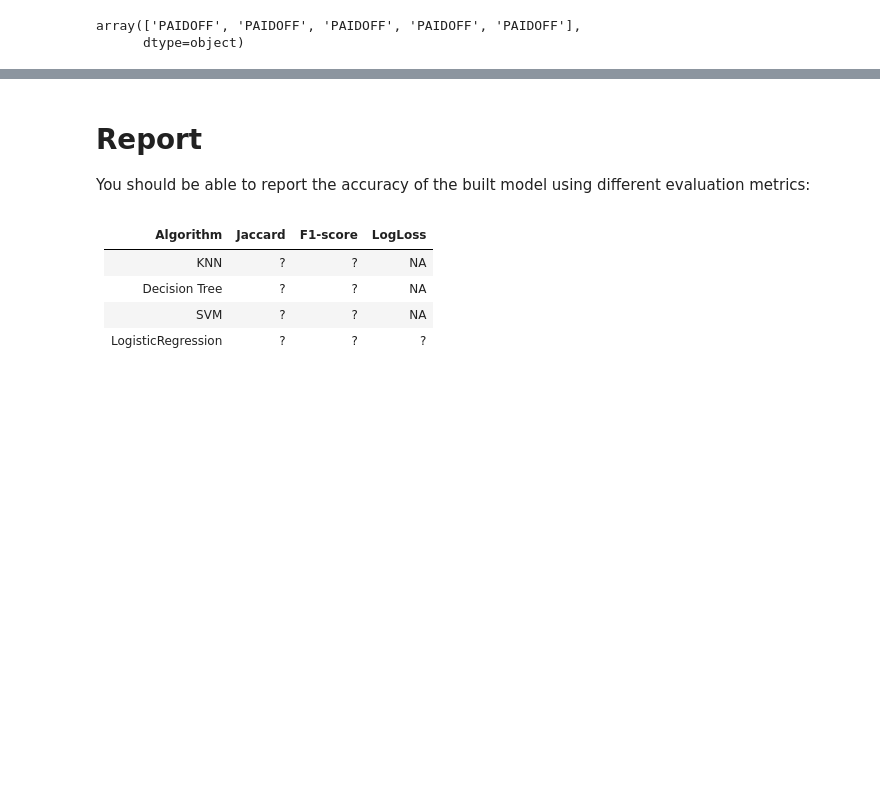
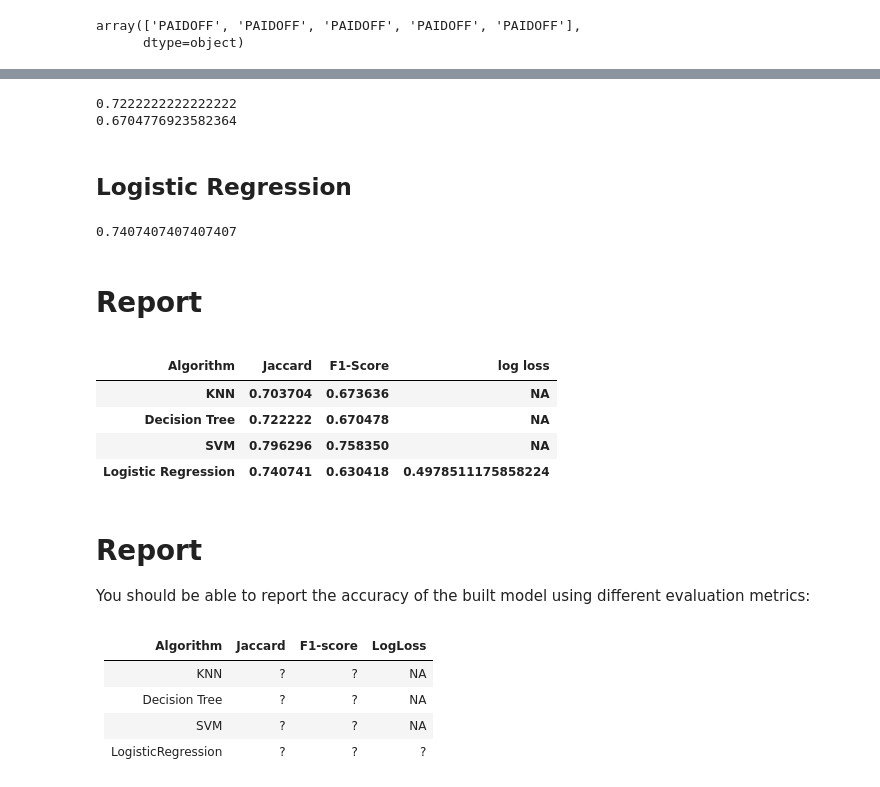
Before and after one commit to DrBG/Coursera_Capstone, a Jupyter notebook: ML_Capstone-one.ipynb, the cells around one changed output, grey strips where cells are left out. Drawn from its saved outputs; the diff is of its cells as text; code cells hidden in the pictures; blank space fills up the shorter version.

```diff
--- a/ML_Capstone-one.ipynb
+++ b/ML_Capstone-one.ipynb
@@ -741,0 +746,9 @@ ValueError: Input contains NaN, infinity or a value too large for dtype('float64
+# %%
+#SVM predict
+yhatSVMt = clf.predict(Xt)
+#Score
+JSVMt=jaccard_similarity_score(yt, yhatSVMt)
+print(JSVMt)
+print(classification_report(yt, yhatSVMt))
+f1SVMt=f1_score(yt, yhatSVMt, average='weighted')
+print(f1SVMt)
@@ -742,3 +767,47 @@ ValueError: Input contains NaN, infinity or a value too large for dtype('float64
+# %%
+predTreet = loanTree.predict(Xt)
+JDTt=jaccard_similarity_score(yt, predTreet)
+print(JDTt)
+f1DTt=f1_score(yt, predTreet, average='weighted')
+print(f1DTt)
+# %% [output]
+0.7222222222222222
+0.6704776923582364
+# %% [markdown]
+## Logistic Regression
+# %%
+yhatLRCVt = logreg_cv.predict(Xt)
+yhatLRCVt
+yhat_probLRCVt = logreg_cv.predict_proba(Xt)
+yhat_probLRCVt
+JLRCVt=jaccard_similarity_score(yt, yhatLRCVt)
+print(JLRCVt)
+f1LRCVt=f1_score(yt, yhatLRCVt, average='weighted')
+print(f1LRCVt)
+LRCV_LLt= log_loss(yt, yhat_probLRCVt)
+print(LRCV_LLt)
+# %% [output]
+0.7407407407407407
+# %%
+@hidden_cell
+Report = pd.DataFrame(data = {'Algorithm':['KNN','Decision Tree','SVM','Logistic Regression'], 'Jaccard':[JKNNt,JDTt,JSVMt,JLRCVt], 'F1-Score':[f1KNNt,f1DTt,f1SVMt,f1LRCVt], 'log loss':['NA','NA','NA',LRCV_LLt]})
+Report2= Report.set_index(['Algorithm','Jaccard','F1-Score','log loss'], drop = True)
+# mycolumns = ['Algorithm', 'Jaccard','F1-Score', 'LogLoss']
+# df = pd.DataFrame(columns=mycolumns)
+# rows = [['KNN',JKNNt,f1KNNt,'NA'],[Decision Tree,4],['SVM',6],[5,6][5,6]]
+# for row in rows:
+#     df.loc[len(df)] = row
+# %% [markdown]
+# Report
+# %%
+Report2
+# %% [output]
+|  |  |  |  |
+| Algorithm | Jaccard | F1-Score | log loss |
+| KNN | 0.703704 | 0.673636 | NA |
+| Decision Tree | 0.722222 | 0.670478 | NA |
+| SVM | 0.796296 | 0.758350 | NA |
+| Logistic Regression | 0.740741 | 0.630418 | 0.4978511175858224 |
 # %% [markdown]
 # Report
 You should be able to report the accuracy of the built model using different evaluation metrics:
```
Also changed, not shown: parts of 14 cells of this notebook.
